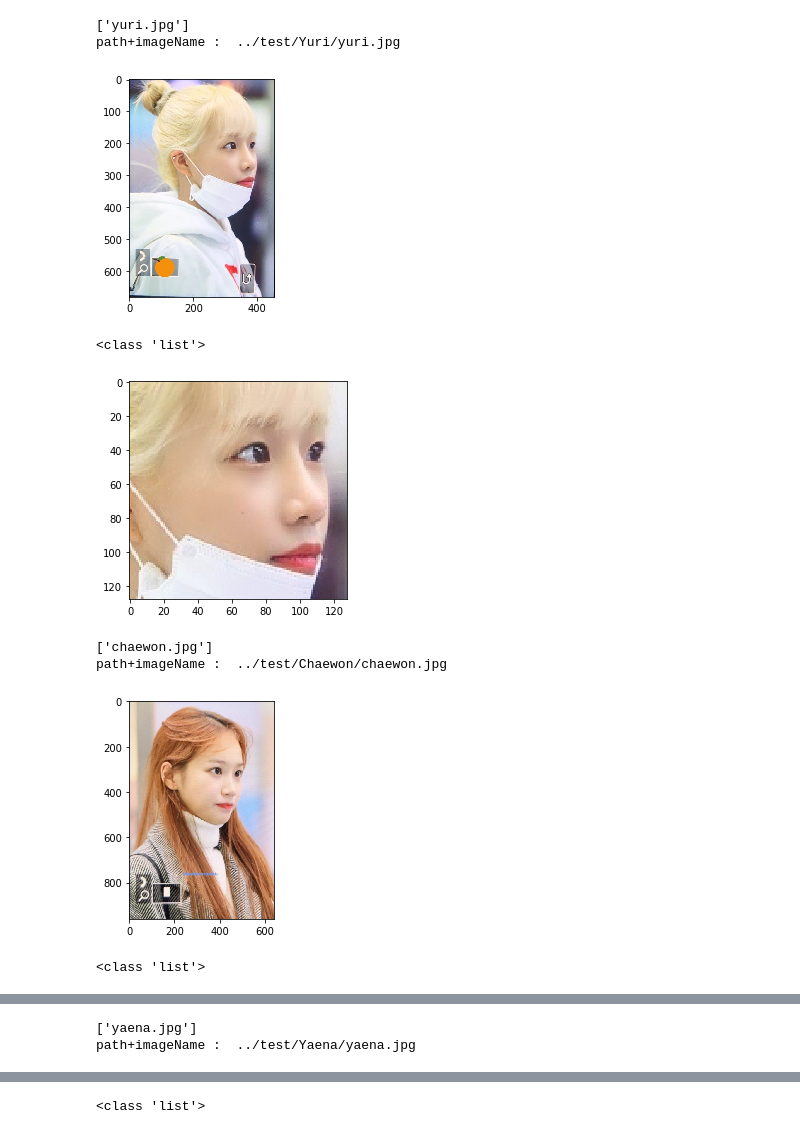
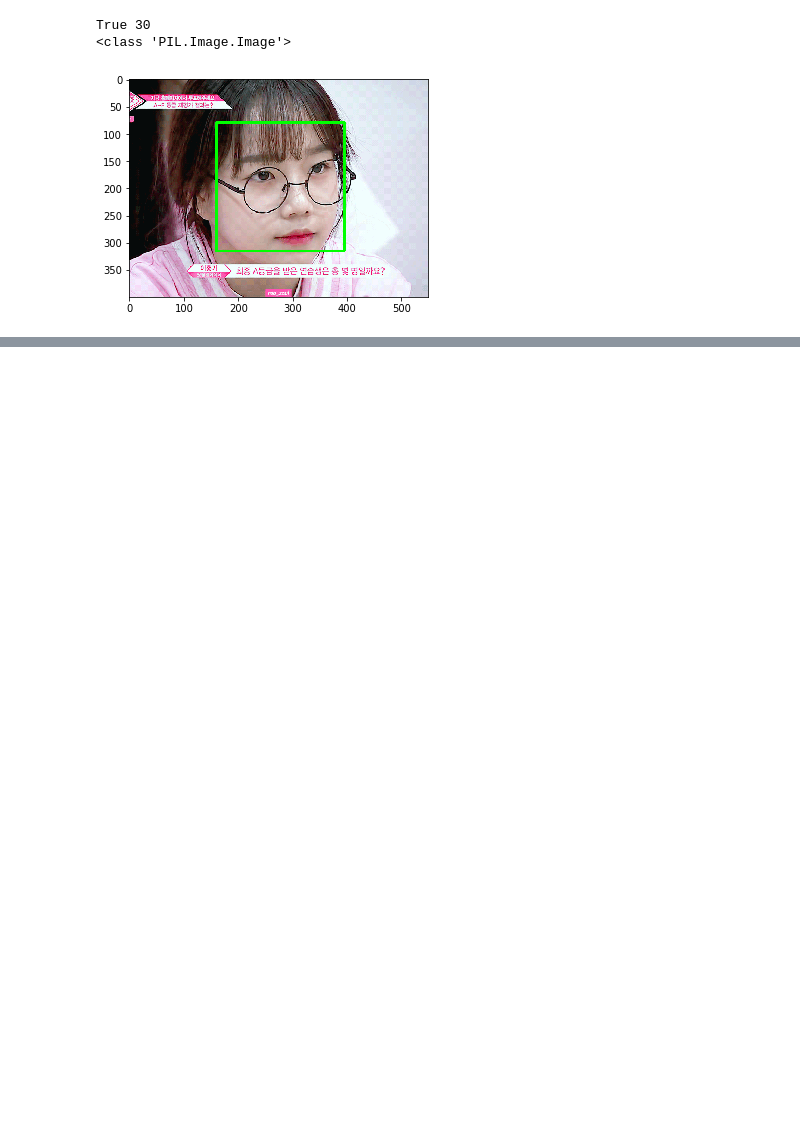
Before and after one commit to inerplat/JoYurIZ-Classifier, a Jupyter notebook: 1. Preprocessing/Untitled1.ipynb, the cells around one changed output, grey strips where cells are left out. Drawn from its saved outputs; the diff is of its cells as text; code cells hidden in the pictures; blank space fills up the shorter version.

Commit message:
process gif image file with first frame

```diff
--- a/1. Preprocessing/Untitled1.ipynb
+++ b/1. Preprocessing/Untitled1.ipynb
@@ -7,35 +10,18 @@ import cv2
 # %%
-JoYuris =['Yuri', 'Chaewon', 'Yaena']
-for member in JoYuris:
-    #path = '../rawImage/' + member + '/'
-    path = '../test/' + member + '/'
-    imageList = os.listdir(path)
-    print(format(imageList))
-    cnt = 0
-    for imageName in imageList:
-        print("path+imageName : ",path+imageName)
-        if imageName.strip().split('.')[-1] != 'jpg':
-            continue
-        image = FR.load_image_file(path+imageName)
-        plt.imshow(image)
-        plt.show()
-        faces = FR.face_locations(image, number_of_times_to_upsample=0, model="cnn")
-        print(type(faces))
-
-        for T, R, B, L in faces:
-            cnt = cnt + 1
-            tcnt = 0
-            crop  = image[T:B, L:R]
-            resized= cv2.resize(crop, (128, 128),interpolation = cv2.INTER_CUBIC)
-            plt.imshow(resized)
-            plt.show()
+imageObject = Image.open("./yuri.gif")
+print(imageObject.is_animated, imageObject.n_frames)
+imageObject.seek(0)
+imageObject = imageObject.convert('RGB')
+print(type(imageObject))
+image = np.array(imageObject)
+faces = FR.face_locations(image, number_of_times_to_upsample=0, model="cnn")
+for T, R, B, L in faces:
+    crop  = image[T:B, L:R]
+    resized= cv2.resize(crop, (128, 128),interpolation = cv2.INTER_CUBIC)
+    cv2.rectangle(image, (L, T), (R, B), (0, 255, 0), 4)
+plt.imshow(image)
+plt.show()
 # %% [output]
-['yuri.jpg']
-path+imageName :  ../test/Yuri/yuri.jpg
+True 30
+<class 'PIL.Image.Image'>
-[figure, old version]
+[figure, new version]
-<class 'list'>
-[figure, removed]
-['chaewon.jpg']
-path+imageName :  ../test/Chaewon/chaewon.jpg
-[figure, removed]
-<class 'list'>
@@ -43,2 +27,0 @@ path+imageName :  ../test/Chaewon/chaewon.jpg
-['yaena.jpg']
-path+imageName :  ../test/Yaena/yaena.jpg
@@ -46 +27,0 @@ path+imageName :  ../test/Yaena/yaena.jpg
-<class 'list'>
```
Also changed, not shown: parts of 2 cells of this notebook, 1 other file.
